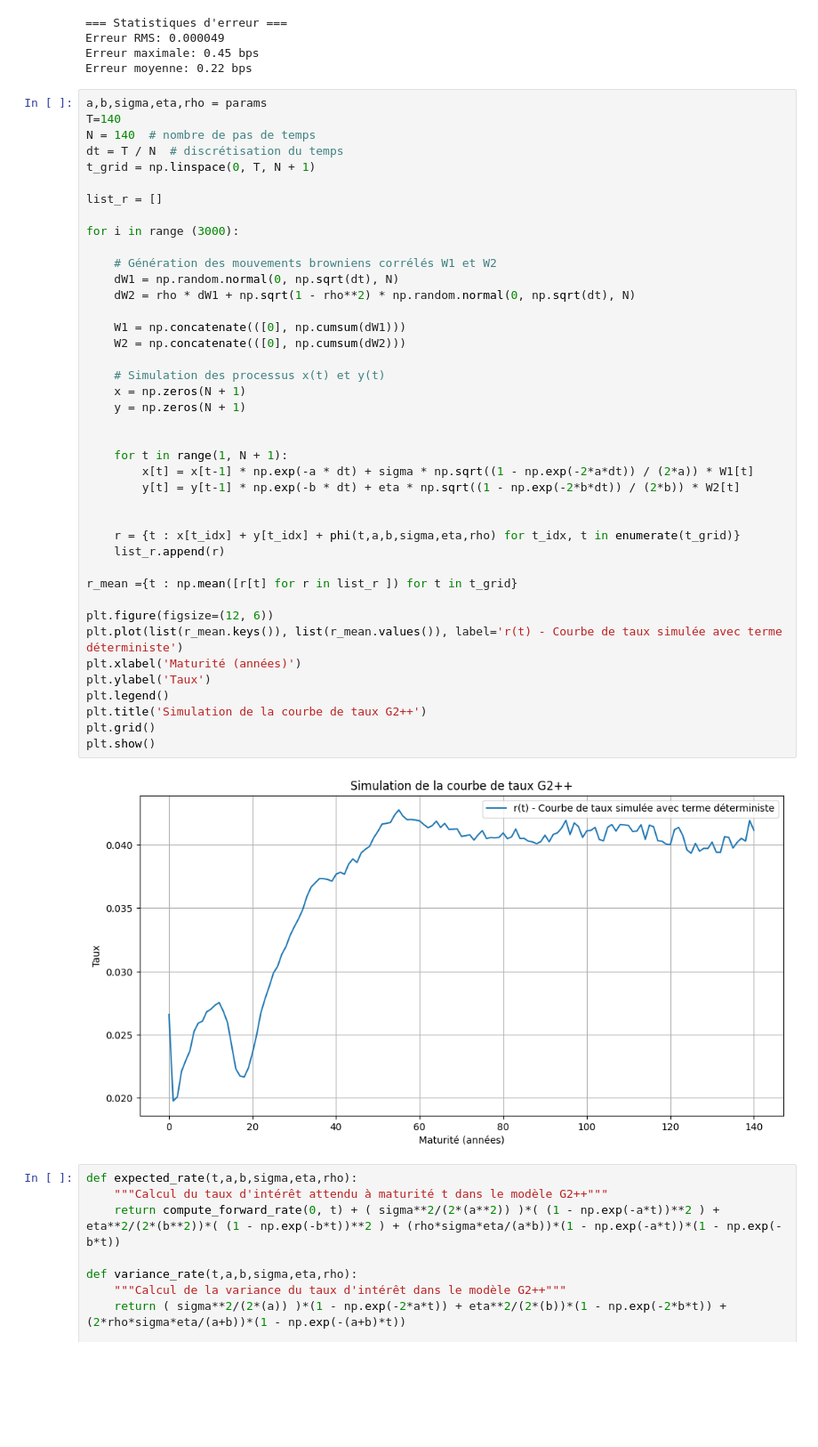
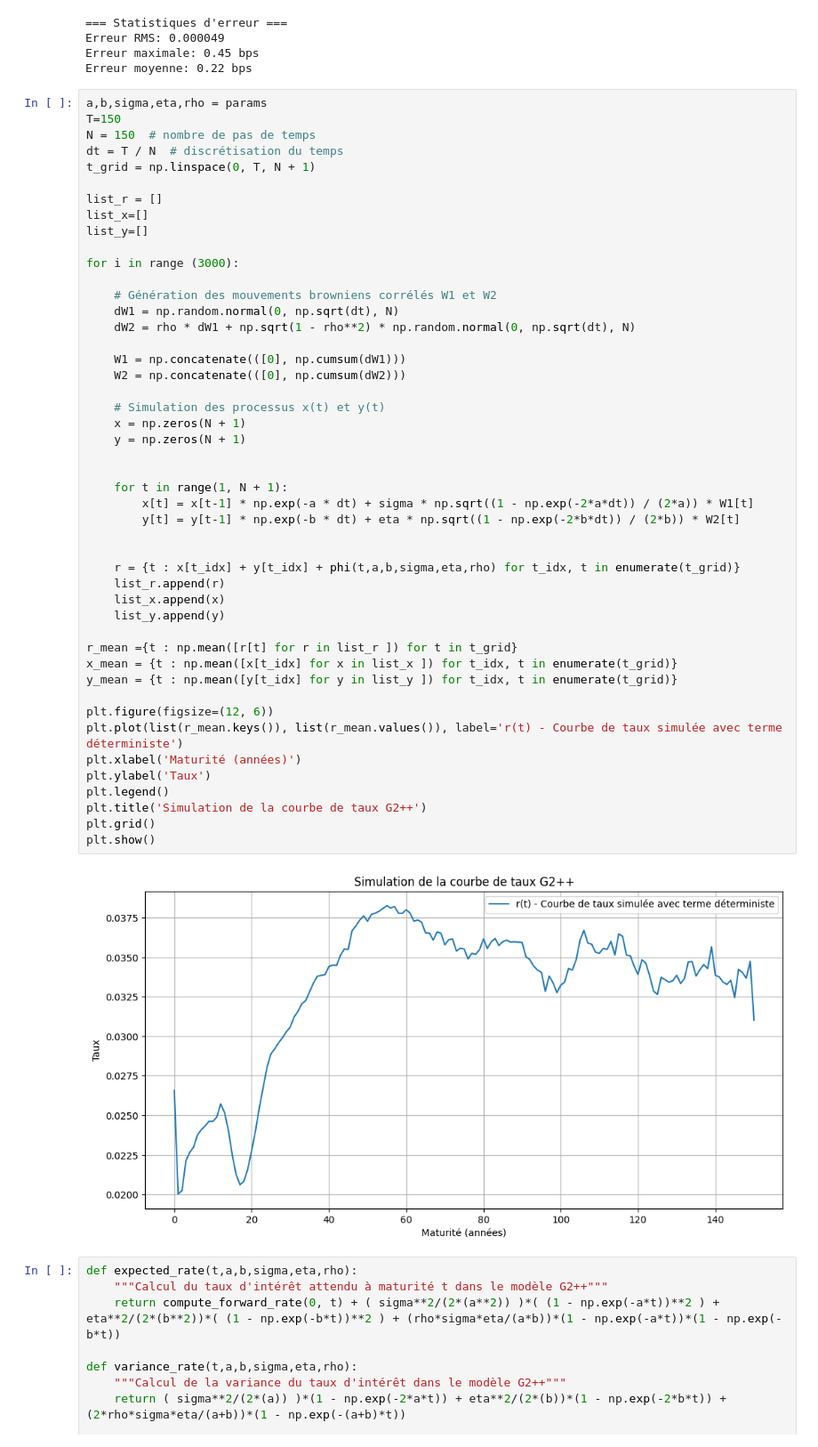
Before and after one commit to massine-djn/StatApp_GSE, a Jupyter notebook: notebook_copy.ipynb, the cells around one changed output. Shown at 89% size. Saved outputs shown, nothing was run; the diff lists cells and outputs as text; blank space fills up the shorter version.

```diff
--- a/notebook_copy.ipynb
+++ b/notebook_copy.ipynb
@@ -271,12 +271,14 @@ Erreur maximale: 0.45 bps
 Erreur moyenne: 0.22 bps
 # %%
 a,b,sigma,eta,rho = params
-T=140
-N = 140  # nombre de pas de temps
+T=150
+N = 150  # nombre de pas de temps
 dt = T / N  # discrétisation du temps
 t_grid = np.linspace(0, T, N + 1)
 
 list_r = []
+list_x=[]
+list_y=[]
 
 for i in range (3000):
 
@@ -284,34 +286,38 @@ for i in range (3000):
     dW1 = np.random.normal(0, np.sqrt(dt), N)
     dW2 = rho * dW1 + np.sqrt(1 - rho**2) * np.random.normal(0, np.sqrt(dt), N)
 
     W1 = np.concatenate(([0], np.cumsum(dW1)))
     W2 = np.concatenate(([0], np.cumsum(dW2)))
 
     # Simulation des processus x(t) et y(t)
     x = np.zeros(N + 1)
     y = np.zeros(N + 1)
 
 
     for t in range(1, N + 1):
         x[t] = x[t-1] * np.exp(-a * dt) + sigma * np.sqrt((1 - np.exp(-2*a*dt)) / (2*a)) * W1[t]
         y[t] = y[t-1] * np.exp(-b * dt) + eta * np.sqrt((1 - np.exp(-2*b*dt)) / (2*b)) * W2[t]
 
 
     r = {t : x[t_idx] + y[t_idx] + phi(t,a,b,sigma,eta,rho) for t_idx, t in enumerate(t_grid)}
     list_r.append(r)
+    list_x.append(x)
+    list_y.append(y)
 
 r_mean ={t : np.mean([r[t] for r in list_r ]) for t in t_grid}
+x_mean = {t : np.mean([x[t_idx] for x in list_x ]) for t_idx, t in enumerate(t_grid)}
+y_mean = {t : np.mean([y[t_idx] for y in list_y ]) for t_idx, t in enumerate(t_grid)}
 
 plt.figure(figsize=(12, 6))
 plt.plot(list(r_mean.keys()), list(r_mean.values()), label='r(t) - Courbe de taux simulée avec terme déterministe')
 plt.xlabel('Maturité (années)')
 plt.ylabel('Taux')
 plt.legend()
 plt.title('Simulation de la courbe de taux G2++')
 plt.grid()
 plt.show()
 # %% [output]
-[figure, old version]
+[figure, new version]
 # %%
 def expected_rate(t,a,b,sigma,eta,rho):
     """Calcul du taux d'intérêt attendu à maturité t dans le modèle G2++"""
```
Also changed, not shown: parts of 5 cells of this notebook.
